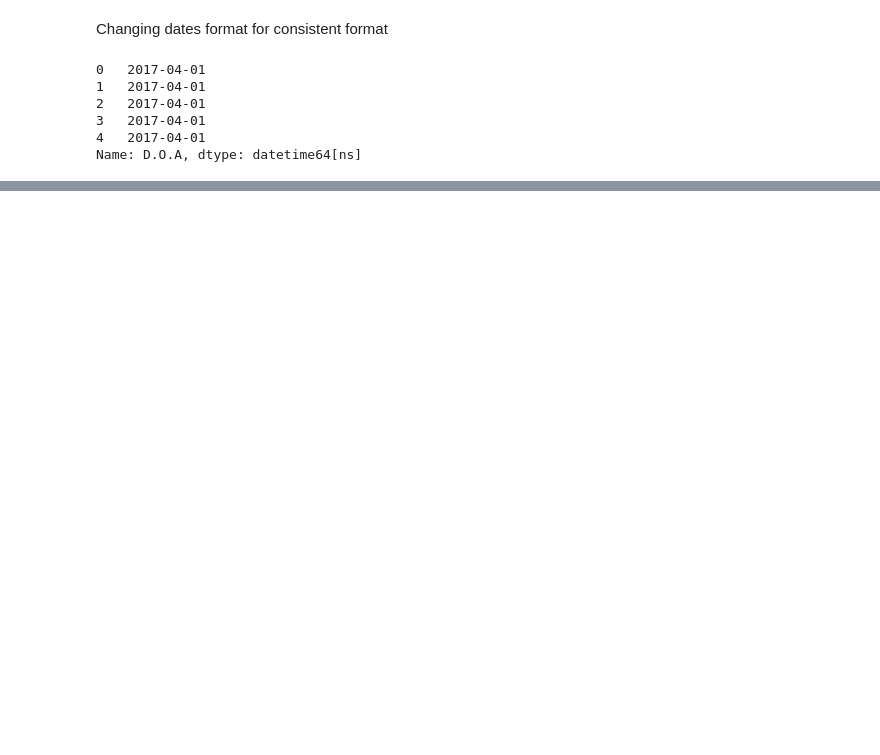
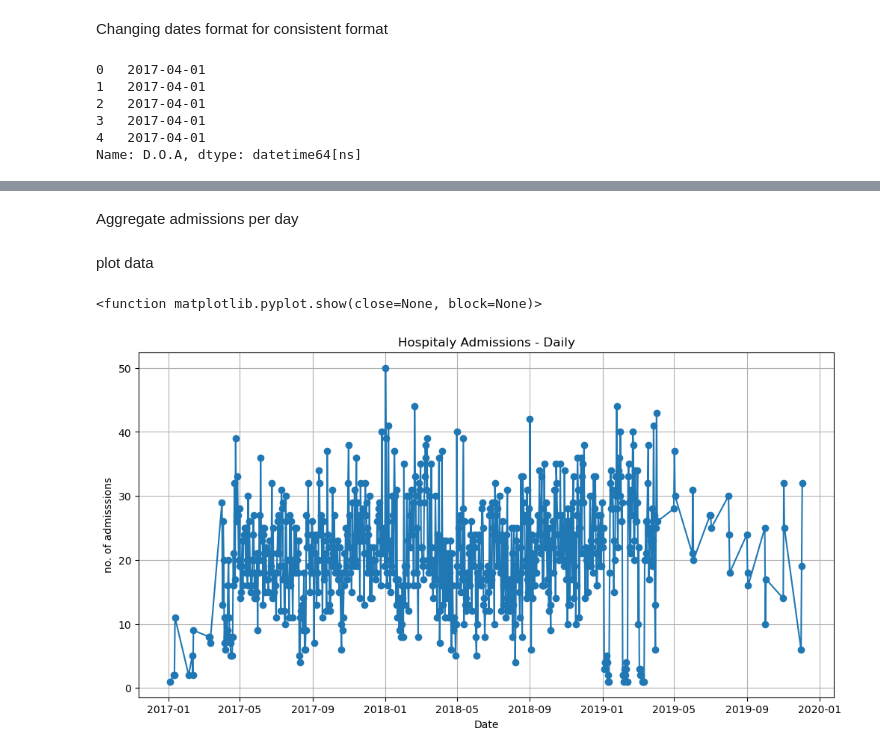
Before and after one commit to Vijay6868/ML-Hospital-Admission, a Jupyter notebook: Notebook/ml.ipynb, the cells around one changed output, grey strips where cells are left out. Cells and saved outputs as stored; diff of their text form; code cells hidden in the pictures; blank space fills up the shorter version.

Commit message:
data DOA cleaned, plot created - daily admissions

```diff
--- a/Notebook/ml.ipynb
+++ b/Notebook/ml.ipynb
@@ -20,0 +19,4 @@ df
+# %%
+df.columns = df.columns.str.strip()
+#check column names after stripping
+df.head()
@@ -41,0 +60,3 @@ Name: D.O.A, dtype: datetime64[ns]
+# %%
+df.set_index('D.O.A', inplace=True)
+df.head()
@@ -41,0 +72,19 @@ Name: D.O.A, dtype: datetime64[ns]
+# %% [markdown]
+Aggregate admissions per day
+# %%
+per_day_admissions = df.groupby(df.index).size().reset_index(name='admissions')
+per_day_admissions.to_csv('/Users/vj/Documents/Data/ML-Hospital-Admission/Dataset/per_day_admissions.csv')
+per_day_admissions
+# %% [markdown]
+plot data
+# %%
+plt.figure(figsize=(12,6))
+plt.plot(per_day_admissions['D.O.A'], per_day_admissions['admissions'], marker='o', linestyle = '-')
+plt.title("Hospitaly Admissions - Daily")
+plt.xlabel('Date')
+plt.ylabel('no. of admisssions')
+plt.grid(True)
+plt.show
+# %% [output]
+<function matplotlib.pyplot.show(close=None, block=None)>
+[figure, added]
```
Also changed, not shown: parts of 10 cells of this notebook, 3 other files.
